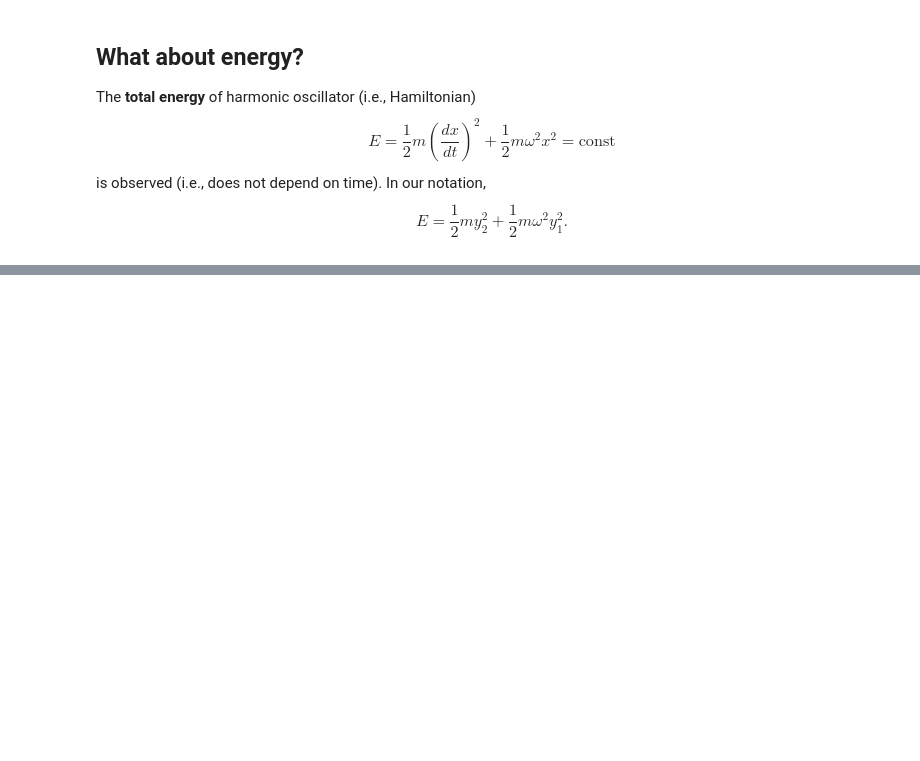
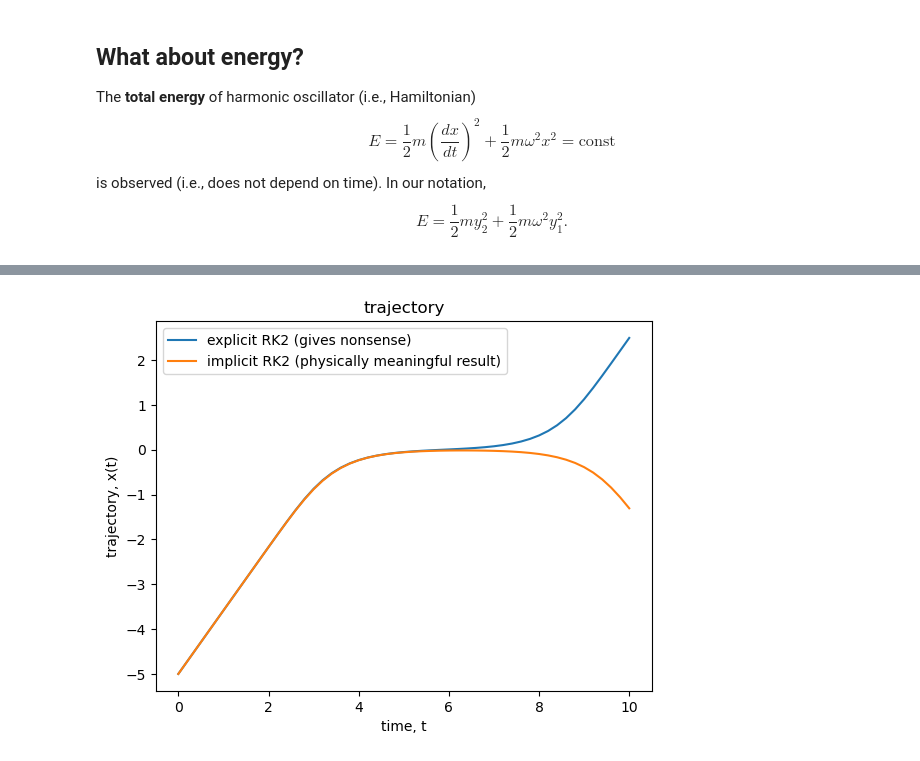
Before and after one commit to tkeegan12/Course_Computational_Physics_and_Engineering, a Jupyter notebook: Module3_Ordinary_Differential_Equations.ipynb, the cells around one changed output, grey strips where cells are left out. Drawn from its saved outputs; the diff is of its cells as text; code cells hidden in the pictures; blank space fills up the shorter version.

```diff
--- a/Module3_Ordinary_Differential_Equations.ipynb
+++ b/Module3_Ordinary_Differential_Equations.ipynb
@@ -480,0 +499,38 @@ show()
+# %%
+example_ex_rk2_t, example_ex_rk2_𝐲 = explicit_rk2(
+     # function 𝐟 decleared as an in-line function
+    (y, t) -> [y[2]; 2 * y[1] * exp(-y[1] ^ 2)],
+
+    # the initial condition
+    [-5; 1.414],
+
+    # T_final
+    10,
+
+    # N
+    50
+)
+
+example_im_rk2_t, example_im_rk2_𝐲 = implicit_rk2(
+     # function 𝐟 decleared as an in-line function
+    (y, t) -> [y[2]; 2 * y[1] * exp(-y[1] ^ 2)],
+
+    # the initial condition
+    [-5; 1.414],
+
+    # T_final
+    10,
+
+    # N
+    50
+)
+
+title("trajectory")
+plot(example_ex_rk2_t, example_ex_rk2_𝐲[1,:], label="explicit RK2 (gives nonsense)")
+plot(example_im_rk2_t, example_im_rk2_𝐲[1,:], label="implicit RK2 (physically meaningful result)")
+xlabel("time, t")
+ylabel("trajectory, x(t)")
+legend()
+show()
+# %% [output]
+[figure, added]
```
Also changed, not shown: parts of 10 cells of this notebook.
